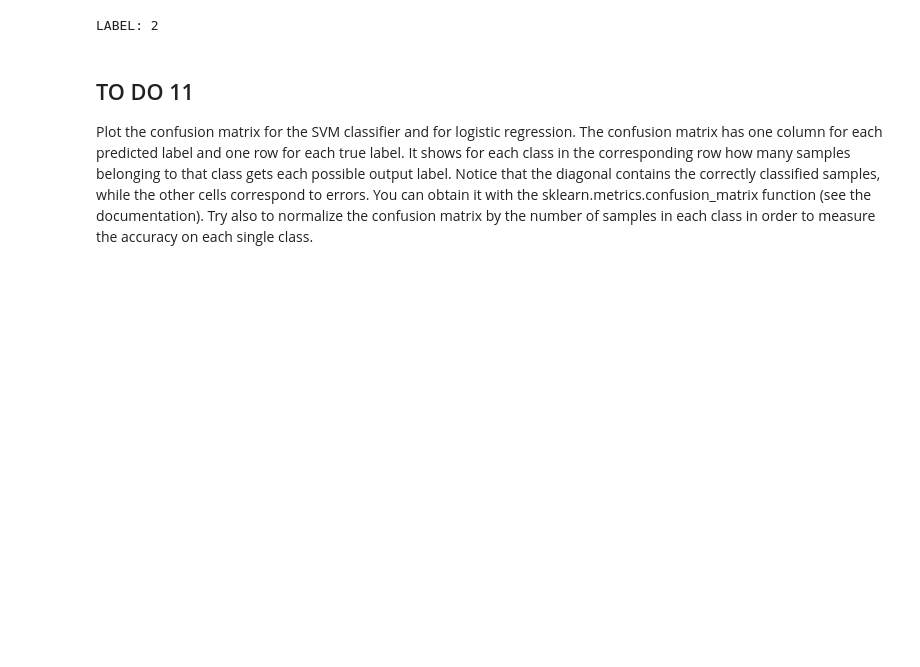
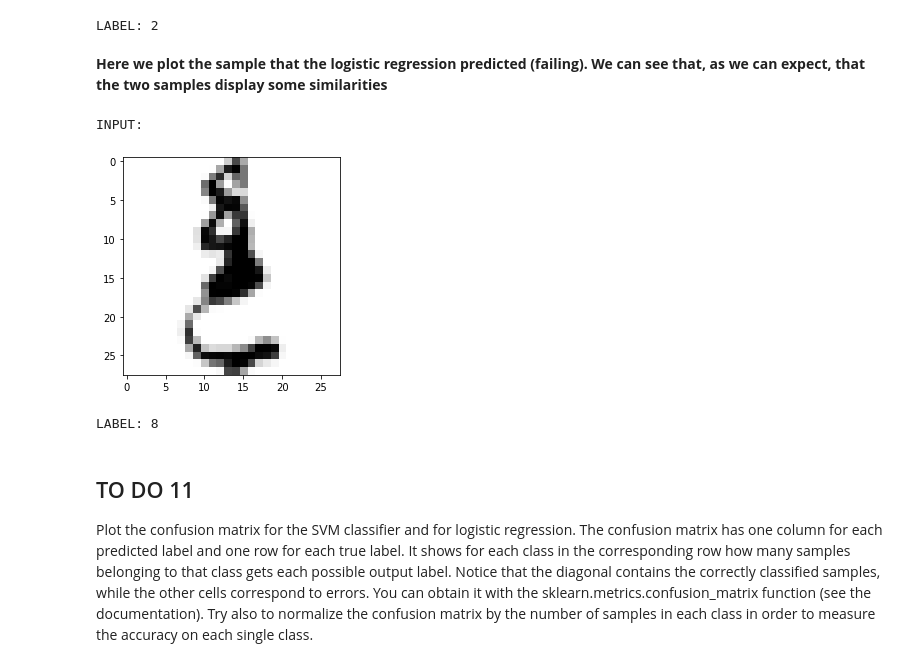
Before and after one commit to tommasoamico/machine_learning, a Jupyter notebook: lab2/lab2.ipynb, the cells around one changed output. Cells and saved outputs as stored; diff of their text form; code cells hidden in the pictures; blank space fills up the shorter version.

```diff
--- a/lab2/lab2.ipynb
+++ b/lab2/lab2.ipynb
@@ -455,7 +444,7 @@ Just for comparison, let's also use logistic regression
 # %%
 from sklearn import linear_model
 
-logreg = linear_model.LogisticRegression(C=1e5)
+logreg = linear_model.LogisticRegression(C=1e5, max_iter=1000)
 logreg.fit(X_train, y_train)
 training_error = 1-logreg.score(X_train, y_train)
 test_error = 1-logreg.score(X_test, y_test)
@@ -474,7 +456,7 @@ Please also refer to the documentation for alternative solver options:
 # %% [markdown]
 ## TO DO 9 Try  with regularization (use C=1)¶
 # %%
-logreg = linear_model.LogisticRegression(C=1, fit_intercept=True)
+logreg = linear_model.LogisticRegression(C=1, max_iter=1000)
 logreg.fit(X_train, y_train)
 training_error = 1-logreg.score(X_train, y_train)
 test_error = 1-logreg.score(X_test, y_test)
@@ -514,6 +489,19 @@ plot_input(X_test,y_test, misclassified_index)
 INPUT:
 [figure]
 LABEL: 2
+# %% [markdown]
+**Here we plot the sample that the logistic regression predicted (failing). We can see that, as we can expect, that the two samples display some similarities**
+# %%
+index2 = 0
+for i in range(len(y_test)):
+    if LR_prediction[misclassified_index] == y_test[i]:
+        index2 = i
+        break
+plot_input(X_test, y_test, index2)
+# %% [output]
+INPUT:
+[figure, added]
+LABEL: 8
 # %% [markdown]
 ## TO DO 11
 Plot the confusion matrix for the SVM classifier and for logistic regression.
```
Also changed, not shown: parts of 17 cells of this notebook.
